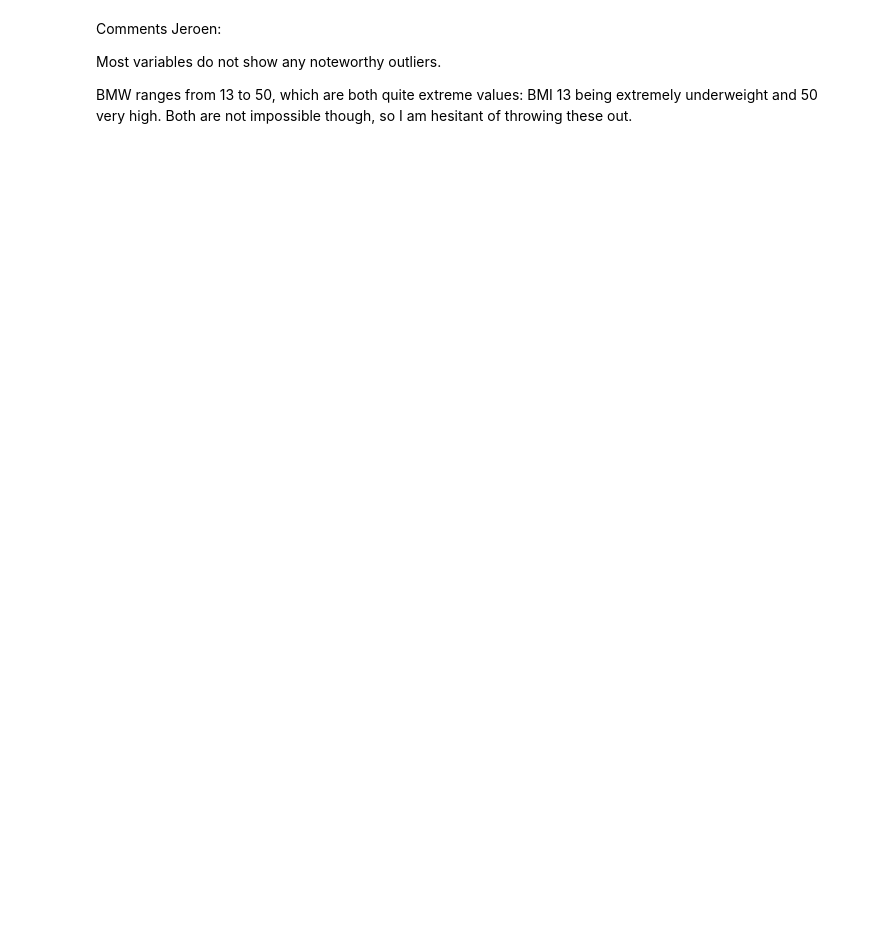
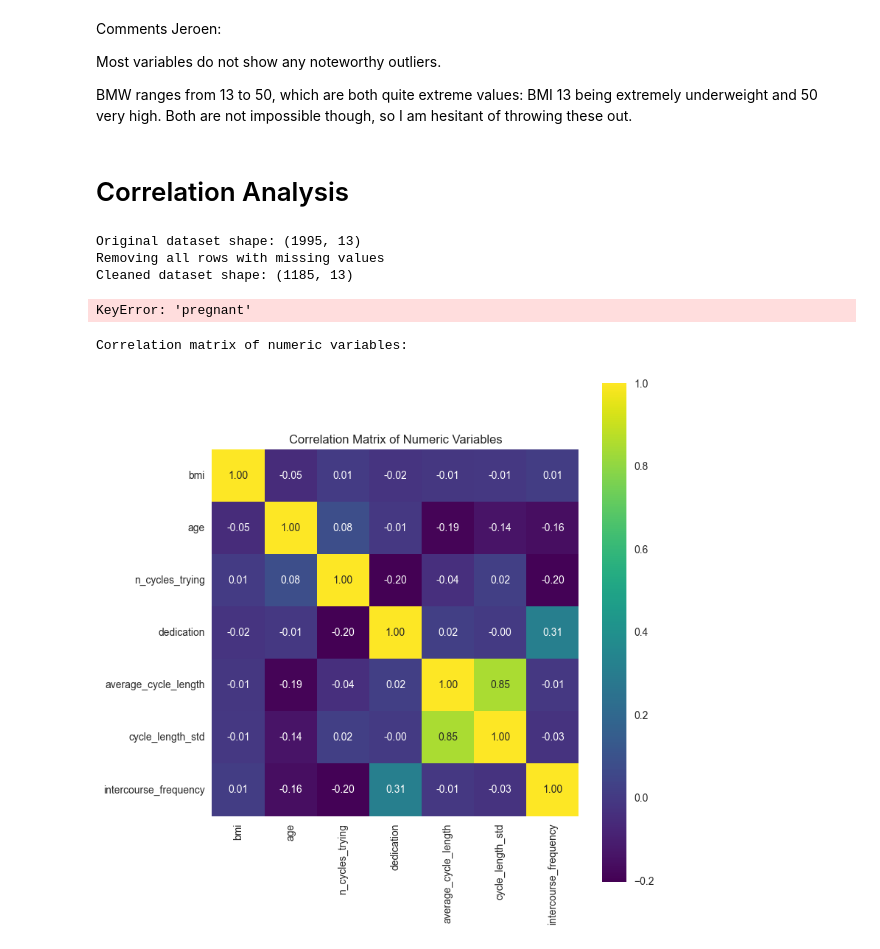
Before and after one commit to JeroenBuil/natural-cycles-assignment, a Jupyter notebook: notebooks/Data Exploration.ipynb, the cells around one changed output. Saved outputs shown, nothing was run; the diff lists cells and outputs as text; code cells hidden in the pictures; blank space fills up the shorter version.

```diff
--- a/notebooks/Data Exploration.ipynb
+++ b/notebooks/Data Exploration.ipynb
@@ -114,3 +139,39 @@ Comments Jeroen:
 Most variables do not show any noteworthy outliers.
 
 BMW ranges from 13 to 50, which are both quite extreme values: BMI 13 being extremely underweight and 50 very high. Both are not impossible though, so I am hesitant of throwing these out.
+# %% [markdown]
+# Correlation Analysis
+# %%
+csv_file = "../data/external/ncdatachallenge-2021-v1.csv"
+
+# Load and clean data + remove na
+df_no_nan = load_and_clean_data(csv_file=csv_file, clean_data=False, remove_na=True)
+
+# Only consider women who got pregnant for this analysis
+df_pregnant = df_no_nan[df_no_nan["pregnant"] == 1].copy()
+
+# Drop country column as there are too many unique values and too little sampels
+df_pregnant = df_pregnant.drop(columns=["country", "pregnant"])
+
+df_pregnant.head()
+# %% [output]
+Original dataset shape: (1995, 13)
+Removing all rows with missing values
+Cleaned dataset shape: (1185, 13)
+KeyError: 'pregnant'
+# %%
+# Correlation analysis
+print("\nCorrelation matrix of numeric variables:")
+numeric_cols = df_pregnant.select_dtypes(include=[np.number]).columns
+corr_matrix = df_pregnant[numeric_cols].corr()
+
+# Plot correlation matrix
+plt.figure(figsize=(8, 8))
+sns.heatmap(corr_matrix, annot=True, fmt=".2f", cmap="viridis", square=True)
+plt.title("Correlation Matrix of Numeric Variables")
+plt.tight_layout()
+plt.savefig("../reports/figures/correlation_matrix.png", dpi=300, bbox_inches="tight")
+plt.show()
+# %% [output]
+Correlation matrix of numeric variables:
+[figure, added]
```
Also changed, not shown: parts of 5 cells of this notebook, 19 other files.
